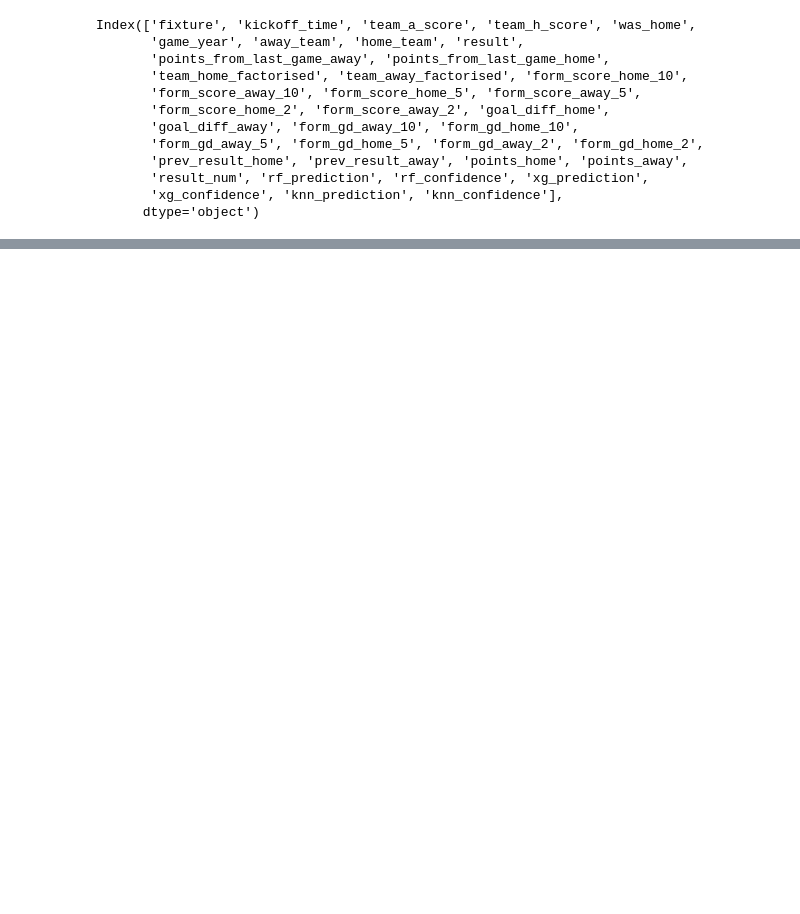
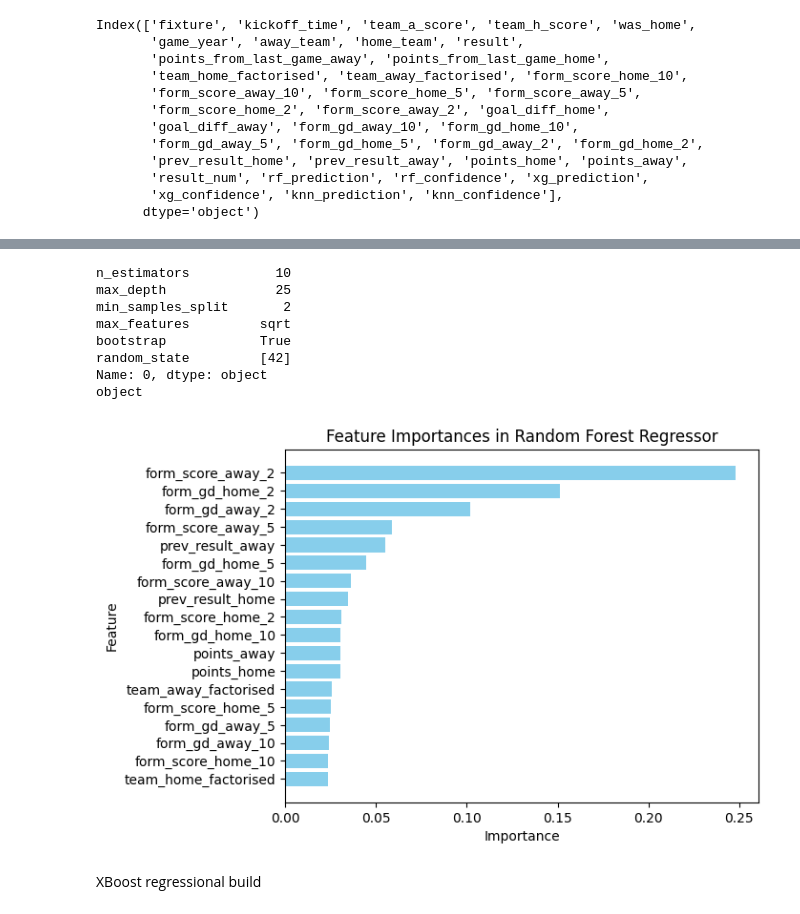
Before and after one commit to ZacUWH/Python-Projects, a Jupyter notebook: p2__football_results_predictions/football_data_api.ipynb, the cells around one changed output, grey strips where cells are left out. Cells and saved outputs as stored; diff of their text form; code cells hidden in the pictures; blank space fills up the shorter version.

Commit message:
addition of regression RF and XGB models

```diff
--- a/p2__football_results_predictions/football_data_api.ipynb
+++ b/p2__football_results_predictions/football_data_api.ipynb
@@ -909,0 +1053,4 @@ dtype: object
+# %%
+# Get the best parameters
+best_params = results.sort_values(by=['r2_score'],ascending=False ).iloc[0]
+print(f"Best parameters: {best_params}")
@@ -909,0 +1068,45 @@ dtype: object
+# %%
+print(best_params)
+
+print(best_params.dtype)
+
+# Ensure the 'max_features' is one of the valid values
+if best_params['max_features'] not in ['sqrt', 'log2', None] and not isinstance(best_params['max_features'], (int, float)):
+    # If it's invalid, set a default valid value (e.g., 'sqrt' or 0.5)
+    best_params['max_features'] = 'sqrt'
+
+# Ensure that the rest of the parameters are in the correct format
+best_params['bootstrap'] = bool(best_params['bootstrap'])
+best_params['max_depth'] = int(best_params['max_depth'])
+if isinstance(best_params['n_estimators'], list):
+    best_params['n_estimators'] = best_params['n_estimators'][0]
+if isinstance(best_params['random_state'], list):
+    best_params['random_state'] = best_params['random_state'][0]
+
+best_model_rf_reg = MultiOutputRegressor(RandomForestRegressor(**best_params.to_dict()))
+best_model_rf_reg.fit(X_rf_regression_train, Y_rf_regression_train)
+
+feature_importances  = best_model_rf_reg.estimators_[0].feature_importances_
+
+feature_names = X_rf_regression_train.columns
+
+importances = pd.DataFrame({
+    'Feature': feature_names,
+    'Importance': feature_importances
+}).sort_values(by='Importance', ascending=True)
+
+plt.barh(importances['Feature'], importances['Importance'], color='skyblue')
+plt.xlabel('Importance')
+plt.ylabel('Feature')
+plt.title('Feature Importances in Random Forest Regressor')
+plt.show()
+# %% [output]
+n_estimators           10
+max_depth              25
+min_samples_split       2
+max_features         sqrt
+bootstrap            True
+random_state         [42]
+Name: 0, dtype: object
+object
+[figure, added]
@@ -909,0 +1126,2 @@ dtype: object
+# %% [markdown]
+XBoost regressional build
```
Also changed, not shown: parts of 19 cells of this notebook, 1 other file.
